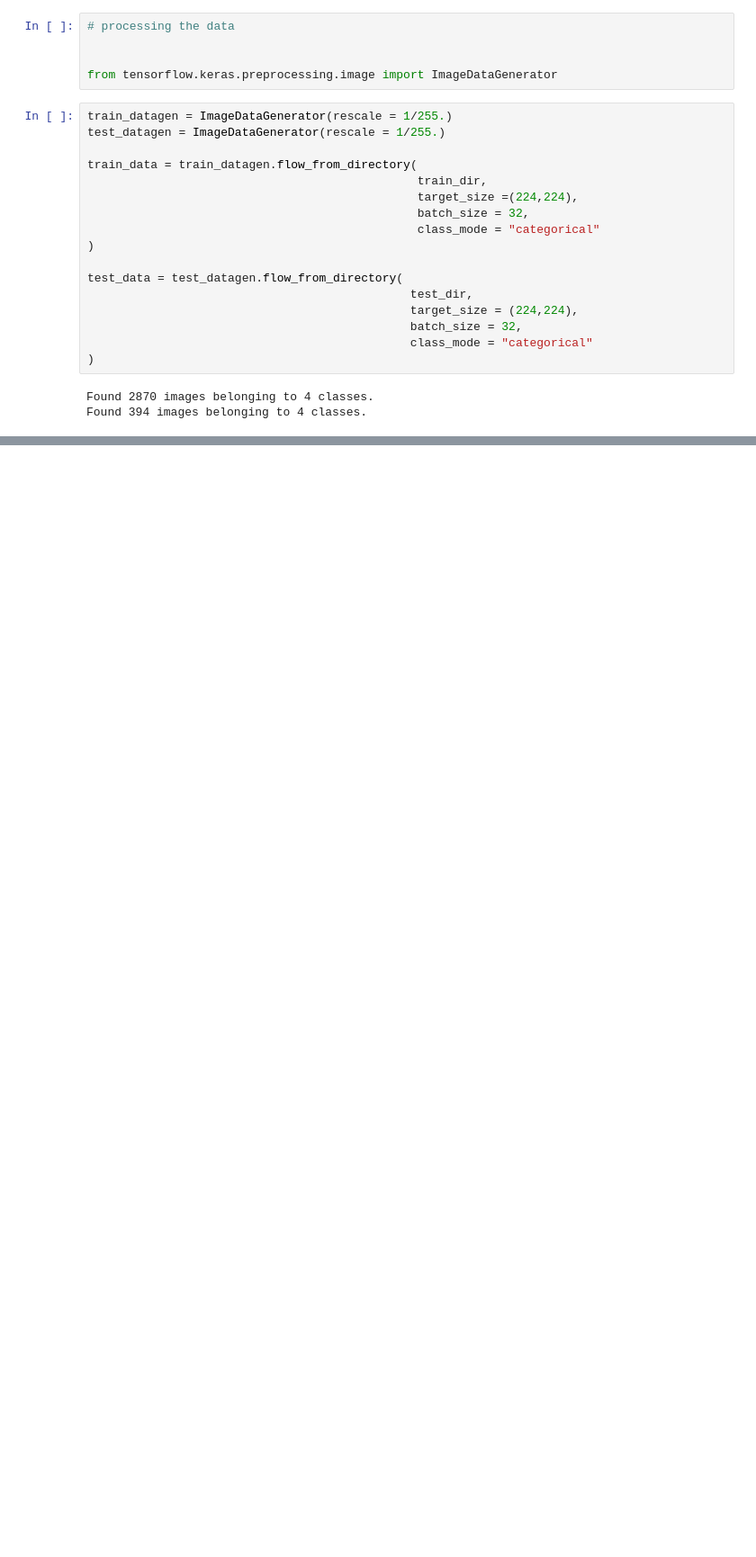
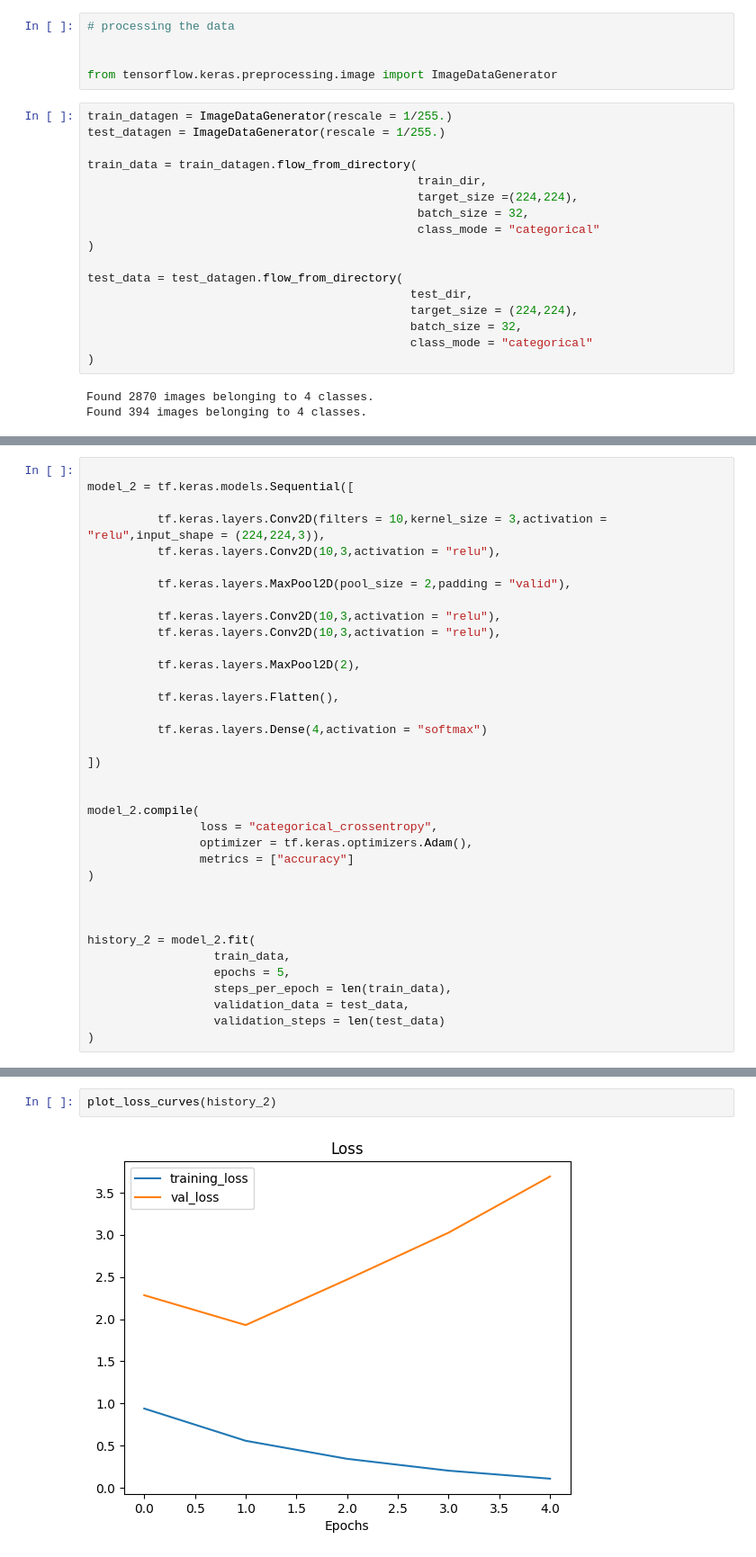
Before and after one commit to ultralegendshubh/Brain_Tumor_Classification_-MRI-, a Jupyter notebook: Brain_Tumor_Classification_(MRI).ipynb, the cells around one changed output, grey strips where cells are left out. Shown at 90% size. Drawn from its saved outputs; the diff is of its cells as text; blank space fills up the shorter version.

```diff
--- a/Brain_Tumor_Classification_(MRI).ipynb
+++ b/Brain_Tumor_Classification_(MRI).ipynb
@@ -163,0 +254,36 @@ Found 394 images belonging to 4 classes.
+# %%
+
+model_2 = tf.keras.models.Sequential([
+
+          tf.keras.layers.Conv2D(filters = 10,kernel_size = 3,activation = "relu",input_shape = (224,224,3)),
+          tf.keras.layers.Conv2D(10,3,activation = "relu"),
+
+          tf.keras.layers.MaxPool2D(pool_size = 2,padding = "valid"),
+
+          tf.keras.layers.Conv2D(10,3,activation = "relu"),
+          tf.keras.layers.Conv2D(10,3,activation = "relu"),
+
+          tf.keras.layers.MaxPool2D(2),
+
+          tf.keras.layers.Flatten(),
+
+          tf.keras.layers.Dense(4,activation = "softmax")
+
+])
+
+
+model_2.compile(
+                loss = "categorical_crossentropy",
+                optimizer = tf.keras.optimizers.Adam(),
+                metrics = ["accuracy"]
+)
+
+
+
+history_2 = model_2.fit(
+                  train_data,
+                  epochs = 5,
+                  steps_per_epoch = len(train_data),
+                  validation_data = test_data,
+                  validation_steps = len(test_data)
+)
@@ -163,0 +301,4 @@ Found 394 images belonging to 4 classes.
+# %%
+plot_loss_curves(history_2)
+# %% [output]
+[figure, added]
```
Also changed, not shown: parts of 20 cells of this notebook.
